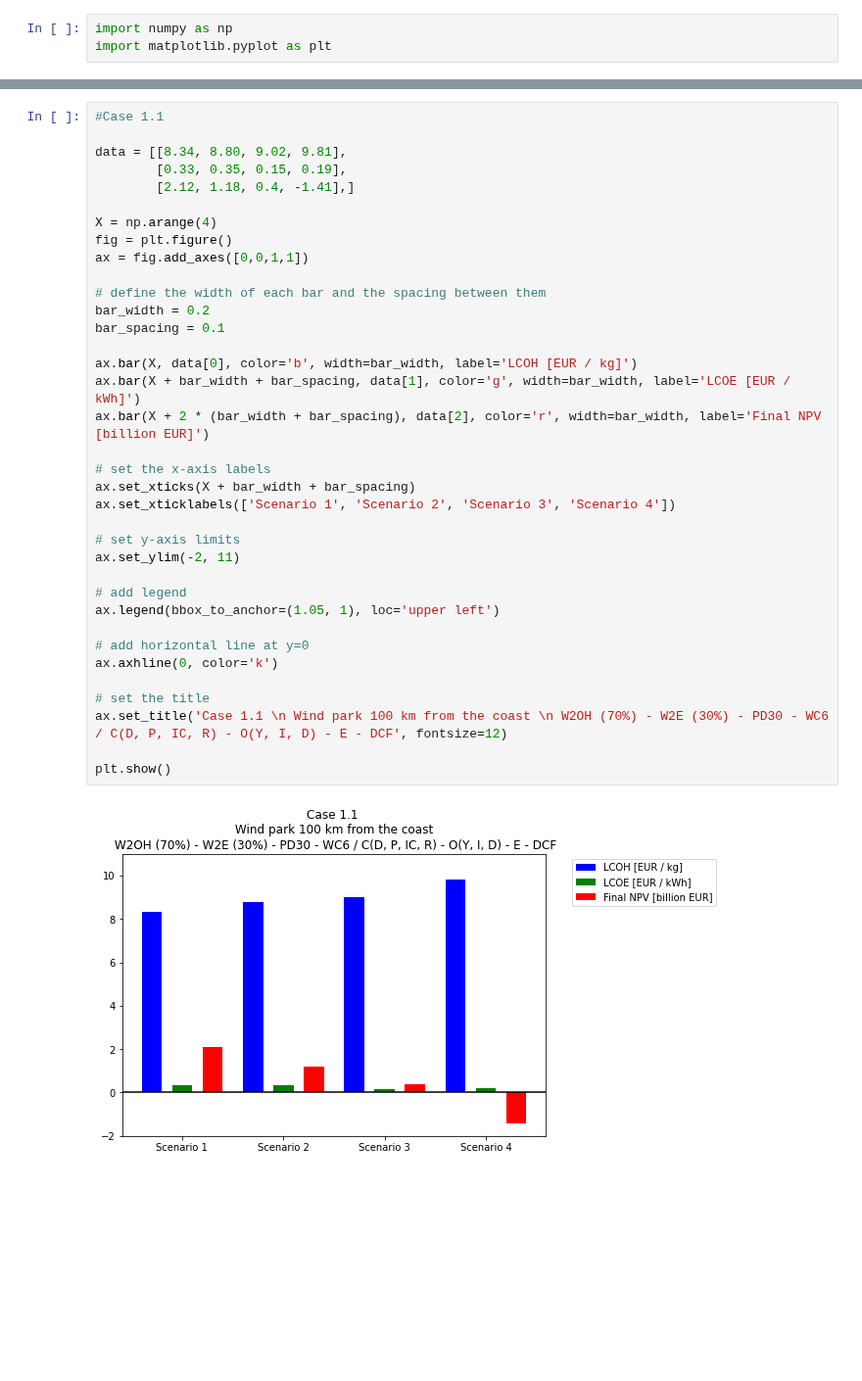
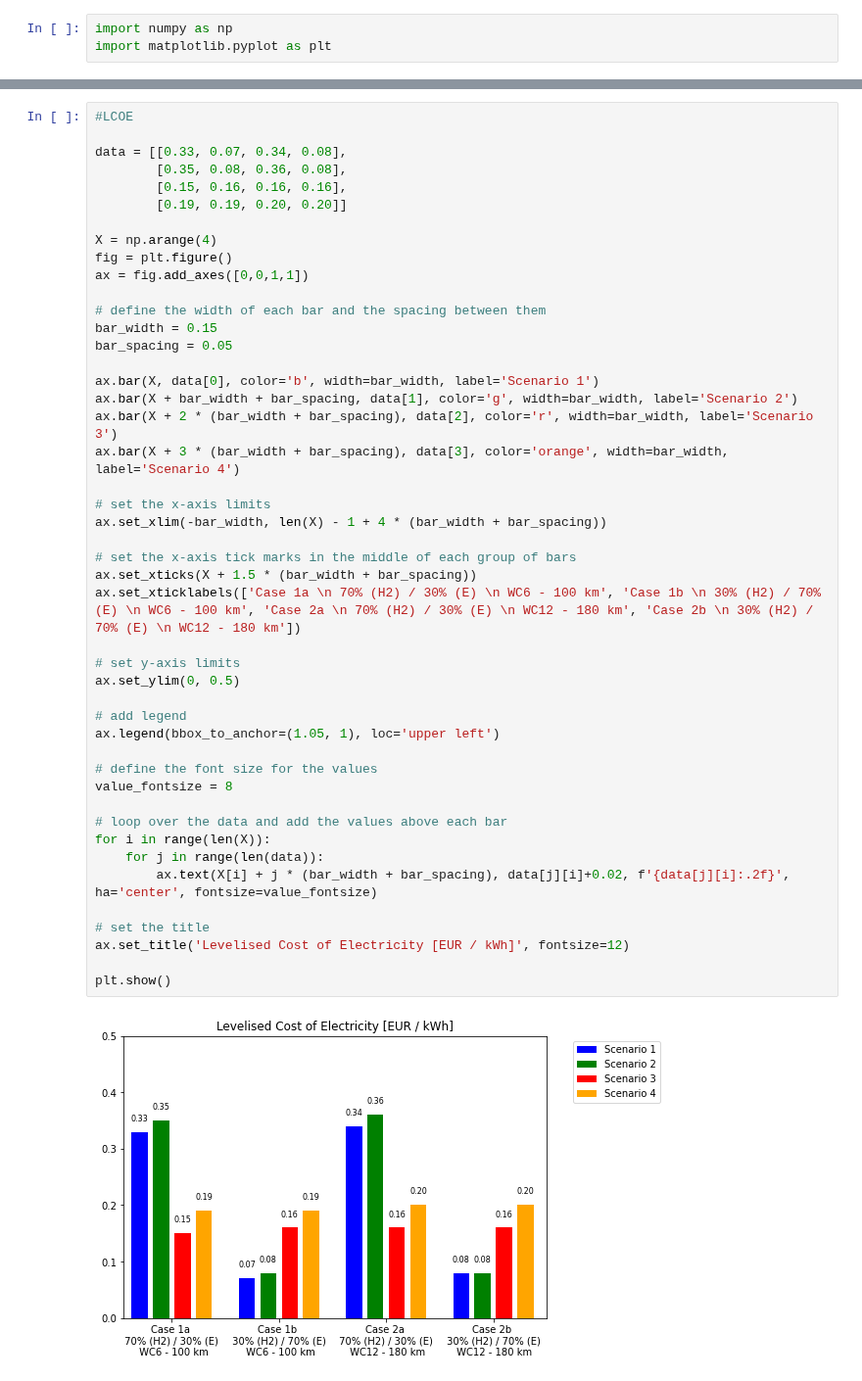
Before and after one commit to VanOord/OpenSCSim, a Jupyter notebook: Results analysis.ipynb, the cells around one changed output, grey strips where cells are left out. Shown at 98% size. Saved outputs shown, nothing was run; the diff lists cells and outputs as text; blank space fills up the shorter version.

```diff
--- a/Results analysis.ipynb
+++ b/Results analysis.ipynb
@@ -4,39 +52,49 @@ import matplotlib.pyplot as plt
 # %%
-#Case 1.1
+#LCOE
 
-data = [[8.34, 8.80, 9.02, 9.81],
-        [0.33, 0.35, 0.15, 0.19],
-        [2.12, 1.18, 0.4, -1.41],]
+data = [[0.33, 0.07, 0.34, 0.08],
+        [0.35, 0.08, 0.36, 0.08],
+        [0.15, 0.16, 0.16, 0.16],
+        [0.19, 0.19, 0.20, 0.20]]
 
 X = np.arange(4)
 fig = plt.figure()
 ax = fig.add_axes([0,0,1,1])
 
 # define the width of each bar and the spacing between them
-bar_width = 0.2
-bar_spacing = 0.1
+bar_width = 0.15
+bar_spacing = 0.05
 
-ax.bar(X, data[0], color='b', width=bar_width, label='LCOH [EUR / kg]')
-ax.bar(X + bar_width + bar_spacing, data[1], color='g', width=bar_width, label='LCOE [EUR / kWh]')
-ax.bar(X + 2 * (bar_width + bar_spacing), data[2], color='r', width=bar_width, label='Final NPV [billion EUR]')
+ax.bar(X, data[0], color='b', width=bar_width, label='Scenario 1')
+ax.bar(X + bar_width + bar_spacing, data[1], color='g', width=bar_width, label='Scenario 2')
+ax.bar(X + 2 * (bar_width + bar_spacing), data[2], color='r', width=bar_width, label='Scenario 3')
+ax.bar(X + 3 * (bar_width + bar_spacing), data[3], color='orange', width=bar_width, label='Scenario 4')
 
-# set the x-axis labels
-ax.set_xticks(X + bar_width + bar_spacing)
-ax.set_xticklabels(['Scenario 1', 'Scenario 2', 'Scenario 3', 'Scenario 4'])
+# set the x-axis limits
+ax.set_xlim(-bar_width, len(X) - 1 + 4 * (bar_width + bar_spacing))
+
+# set the x-axis tick marks in the middle of each group of bars
+ax.set_xticks(X + 1.5 * (bar_width + bar_spacing))
+ax.set_xticklabels(['Case 1a \n 70% (H2) / 30% (E) \n WC6 - 100 km', 'Case 1b \n 30% (H2) / 70% (E) \n WC6 - 100 km', 'Case 2a \n 70% (H2) / 30% (E) \n WC12 - 180 km', 'Case 2b \n 30% (H2) / 70% (E) \n WC12 - 180 km'])
 
 # set y-axis limits
-ax.set_ylim(-2, 11)
+ax.set_ylim(0, 0.5)
 
 # add legend
 ax.legend(bbox_to_anchor=(1.05, 1), loc='upper left')
 
-# add horizontal line at y=0
-ax.axhline(0, color='k')
+# define the font size for the values
+value_fontsize = 8
+
+# loop over the data and add the values above each bar
+for i in range(len(X)):
+    for j in range(len(data)):
+        ax.text(X[i] + j * (bar_width + bar_spacing), data[j][i]+0.02, f'{data[j][i]:.2f}', ha='center', fontsize=value_fontsize)
 
 # set the title
-ax.set_title('Case 1.1 \n Wind park 100 km from the coast \n W2OH (70%) - W2E (30%) - PD30 - WC6 / C(D, P, IC, R) - O(Y, I, D) - E - DCF', fontsize=12)
+ax.set_title('Levelised Cost of Electricity [EUR / kWh]', fontsize=12)
 
 plt.show()
 # %% [output]
-[figure, old version]
+[figure, new version]
 # %%
```
Also changed, not shown: parts of 2 cells of this notebook, 2 other files.
